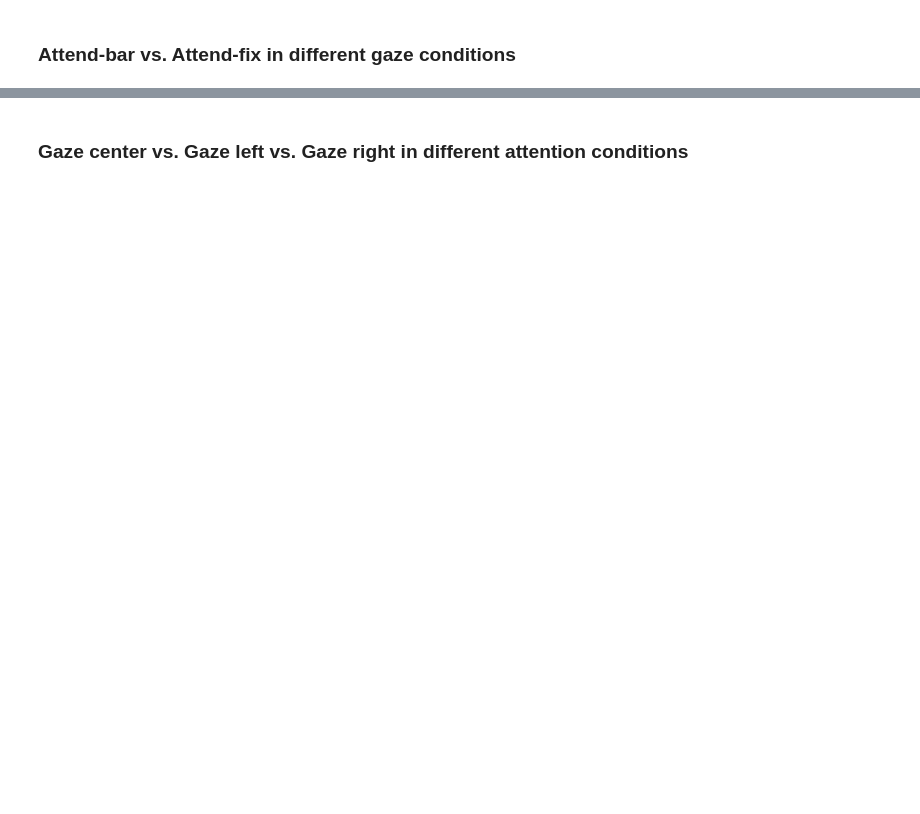
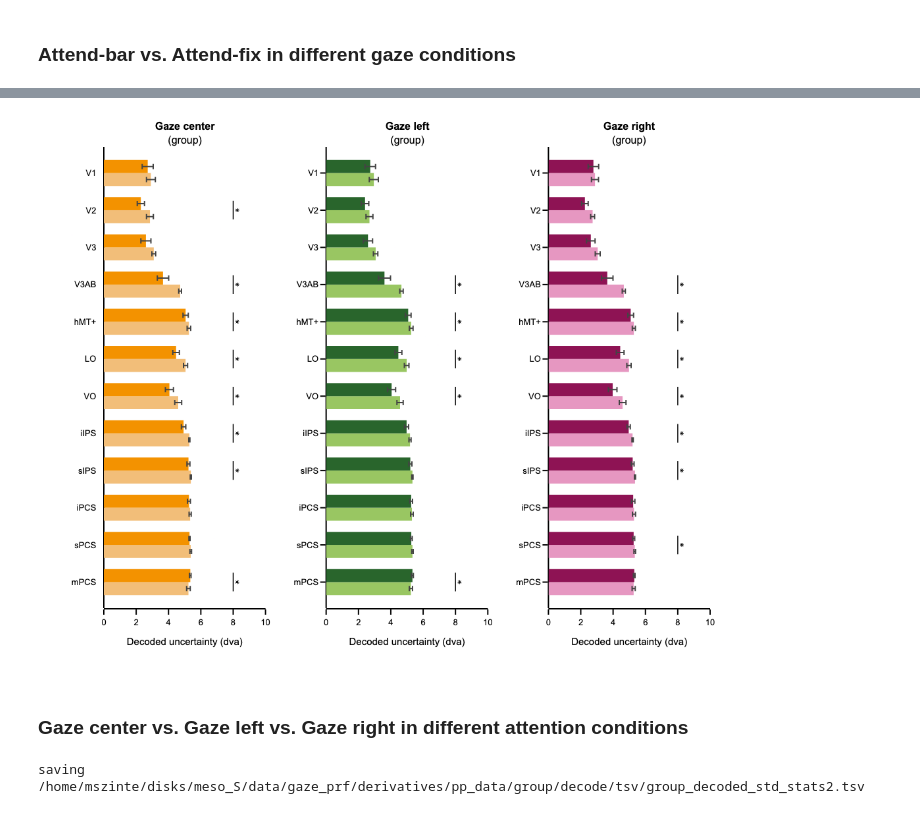
Before and after one commit to mszinte/gaze_prf, a Jupyter notebook: analysis_code/decode/decode_certainty.ipynb, the cells around one changed output, grey strips where cells are left out. Cells and saved outputs as stored; diff of their text form; code cells hidden in the pictures; blank space fills up the shorter version.

```diff
--- a/analysis_code/decode/decode_certainty.ipynb
+++ b/analysis_code/decode/decode_certainty.ipynb
@@ -186,8 +213,8 @@ df_stats_roi.to_csv(df_stats_roi_fn, sep="\t", na_rep='NaN')
 # %%
 # Subplot settings
-rows, cols = 1, 4
-row_heights, column_widths =  [1], [1,1,1,1]
-sb_specs = [[{},{},{},{}]]
+rows, cols = 1, 3
+row_heights, column_widths =  [1], [1,1,1]
+sb_specs = [[{},{},{}]]
 subplot_width, subplot_height = 300,700
 
 fig_width, fig_height = 0, 0
@@ -197,8 +224,8 @@ fig_width = fig_width + margin_l + margin_r
 fig_height = fig_height + margin_t + margin_b
 
 subplot_titles = ['<b>Gaze center</b><br>(group)'.format(subject),
-                  '<b>Gaze right</b><br>(group)'.format(subject),
-                  '<b>Gaze left</b><br>(group)'.format(subject)]
+                  '<b>Gaze left</b><br>(group)'.format(subject),
+                  '<b>Gaze right</b><br>(group)'.format(subject)]
 
 fig = make_subplots(rows=rows, cols=cols, specs=sb_specs, print_grid=False, vertical_spacing=0.04, horizontal_spacing=0.1,
                     column_widths=column_widths, row_heights=row_heights,  subplot_titles=subplot_titles)
@@ -236,15 +263,7 @@ for gaze_task in gaze_tasks:
                      row=1, col=col)
 
     # plot stats
-#     p_flag = np.array(df_stats_roi.loc[df_stats_roi.gaze_task==gaze_task].ab_af_p_val_bilateral<0.05)
-#     fig.append_trace(go.Scatter(x=np.max((x_af,x_ab),axis=0)[p_flag]+x_gap_line, y=y_rois[p_flag], marker_symbol='line-ns-open',
-#                                 showlegend=False, mode='markers', marker_color='black', hoverinfo='skip', marker_size= 15),row=1, col=col)
-
-#     fig.append_trace(go.Scatter(x=np.max((x_af,x_ab),axis=0)[p_flag]+x_gap_asterisk, y=y_rois[p_flag], marker_symbol='asterisk-open',
-#                                 showlegend=False, mode='markers', marker_color='black', hoverinfo='skip', marker_size= 10),row=1, col=col)
-
-
-    p_flags = np.array(df_stats_roi.loc[df_stats_roi.gaze_task==gaze_task].ab_af_p_val_bilateral<0.05)
+    p_flags = np.array(df_stats_roi.loc[df_stats_roi.gaze_task==gaze_task].ab_af_p_val_unilateral<0.05)
     for t, p_flag in enumerate(p_flags):
         if p_flag:
             y_line = np.linspace(y_rois[t]+0.25,y_rois[t]-0.25,10)
@@ -253,37 +272,39 @@ for gaze_task in gaze_tasks:
                                         mode='lines', marker_color='black', hoverinfo='skip'),row=1, col=col)
 
             fig.append_trace(go.Scatter(x=x_line+x_gap_asterisk,
                                         y=[np.mean(y_line)], marker_symbol='asterisk-open', showlegend=False,
                                         mode='markers', marker_color='black', hoverinfo='skip', marker_size=5),row=1, col=col)
 
 
 
 # set figure axis
-for xaxis in ['xaxis', 'xaxis2', 'xaxis3', 'xaxis4']:
+for xaxis in ['xaxis', 'xaxis2', 'xaxis3']:
     exec("fig.layout.update({}_range=xaxis_range)".format(xaxis))
     exec("fig.layout.update({}_title=xaxis_title)".format(xaxis))
     exec("fig.layout.update({}_tickvals=xaxis_tickvals)".format(xaxis))
     exec("fig.layout.update({}_ticktext=xaxis_ticktext)".format(xaxis))
     exec("fig.layout.update({}_zeroline=True)".format(xaxis))
 
-for yaxis in ['yaxis', 'yaxis2', 'yaxis3', 'yaxis4']:
+for yaxis in ['yaxis', 'yaxis2', 'yaxis3']:
     exec("fig.layout.update({}_range=yaxis_range)".format(yaxis))
     exec("fig.layout.update({}_tickvals=yaxis_tickvals)".format(yaxis))
     exec("fig.layout.update({}_ticktext=yaxis_ticktext)".format(yaxis))
 
 # set axis
 for row in np.arange(rows):
     for col in np.arange(cols):
         fig.update_xaxes(visible=True, ticklen=8, linewidth=template_specs['axes_width'], row=row+1, col=col+1)
 
 # set figure
 fig.layout.update(yaxis_title='', yaxis_color = 'rgba(0,0,0,0)', yaxis_tickfont_color='black', bargap=0.3, template=fig_template, width=fig_width, height=fig_height, margin_l=margin_l, margin_r=margin_r, margin_t=margin_t, margin_b=margin_b,
                   legend_yanchor='top', legend_y=-0.15,legend_x=-0.05, legend_xanchor='left', legend_bgcolor='rgba(255,255,255,0)', legend_tracegroupgap=1)
 
 # show and save figure
 fig.show(config={"displayModeBar": False})
-fig.write_image("{}/{}_decode_std.pdf".format(group_tsv_dir, subject))
-fig.write_html("{}/{}_decode_std.html".format(group_tsv_dir, subject),config={"displayModeBar": False})
+fig.write_image("{}/group_decode_std.pdf".format(group_tsv_dir))
+fig.write_html("{}/group_decode_std.html".format(group_tsv_dir),config={"displayModeBar": False})
+# %% [output]
+[figure, added]
 # %% [markdown]
 ### Gaze center vs. Gaze left vs. Gaze right in different attention conditions
 # %%
@@ -352,6 +373,8 @@ for attend_task in attend_tasks:
 df_stats_roi_fn = "{}/group_decoded_std_stats2.tsv".format(group_tsv_dir)
 print('saving {}'.format(df_stats_roi_fn))
 df_stats_roi.to_csv(df_stats_roi_fn, sep="\t", na_rep='NaN')
+# %% [output]
+saving /home/mszinte/disks/meso_S/data/gaze_prf/derivatives/pp_data/group/decode/tsv/group_decoded_std_stats2.tsv
 # %%
 # Subplot settings
 rows, cols = 1, 2
```
Also changed, not shown: parts of 5 cells of this notebook.
